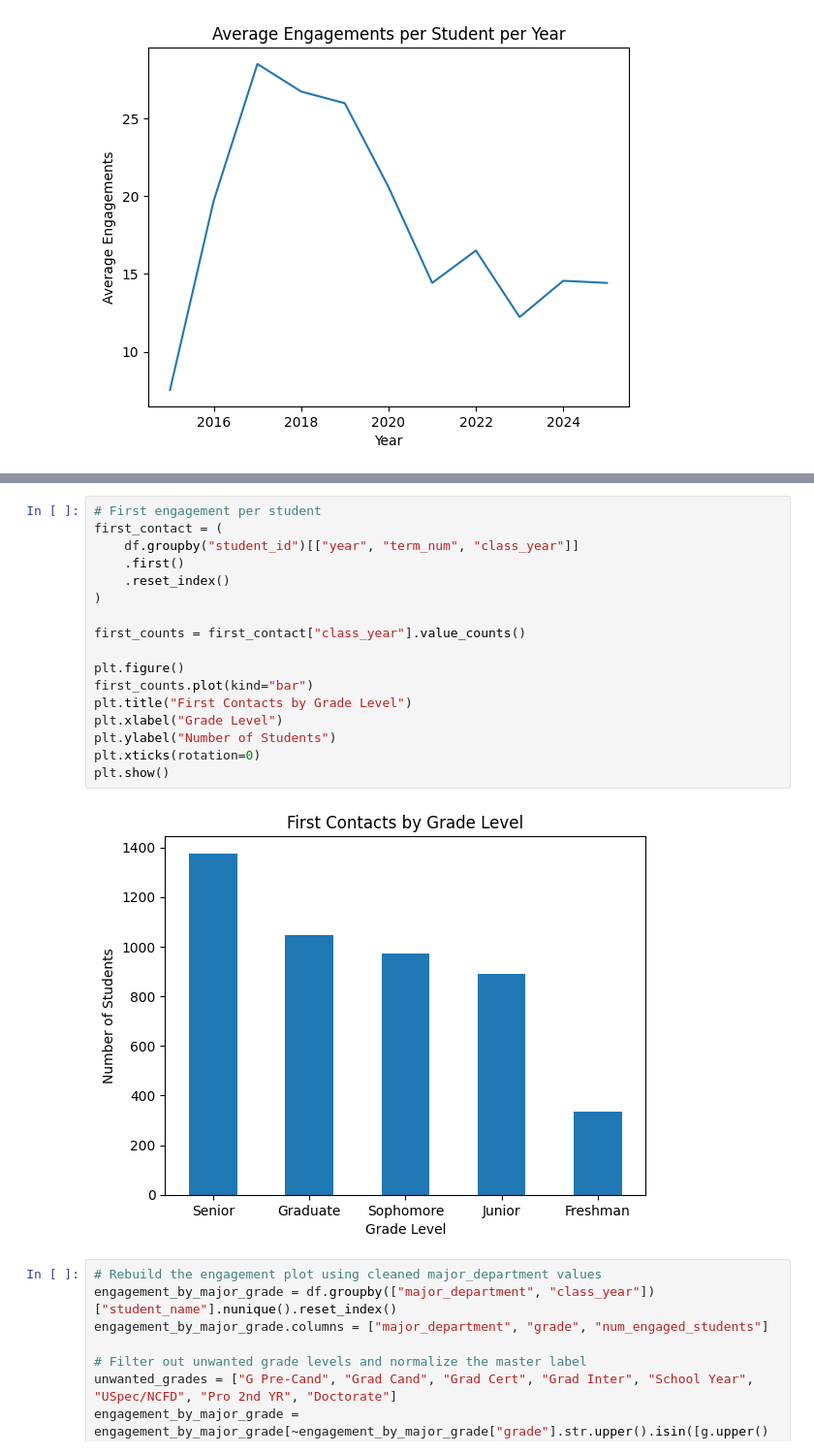
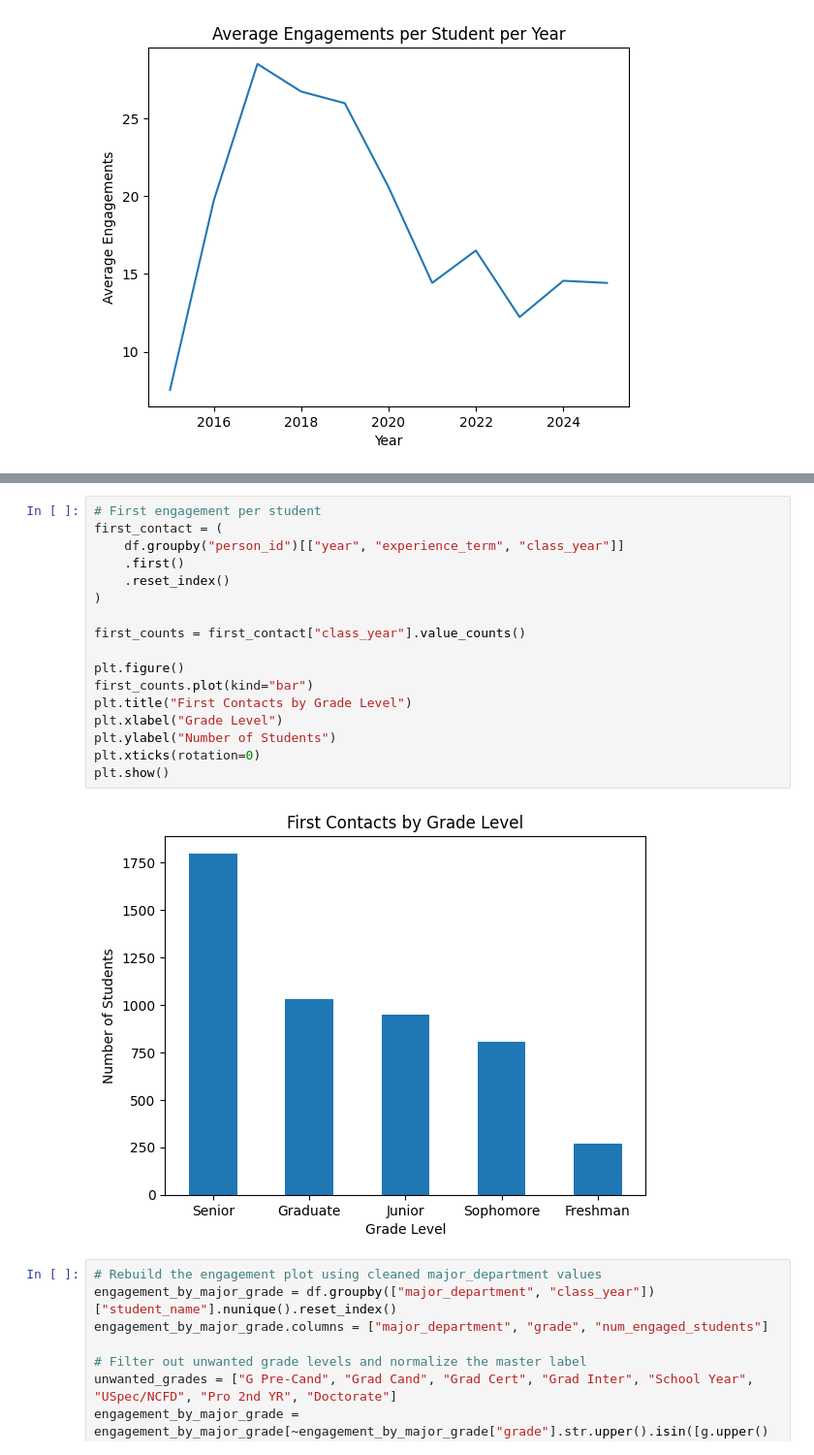
Before and after one commit to Ethan-R-Peterson/smtd-engagement-analysis, a Jupyter notebook: visualizations.ipynb, the cells around one changed output, grey strips where cells are left out. Shown at 97% size. Saved outputs shown, nothing was run; the diff lists cells and outputs as text.

```diff
--- a/visualizations.ipynb
+++ b/visualizations.ipynb
@@ -119,22 +119,22 @@ plt.show()
 # %%
 # First engagement per student
 first_contact = (
-    df.groupby("student_id")[["year", "term_num", "class_year"]]
+    df.groupby("person_id")[["year", "experience_term", "class_year"]]
     .first()
     .reset_index()
 )
 
 first_counts = first_contact["class_year"].value_counts()
 
 plt.figure()
 first_counts.plot(kind="bar")
 plt.title("First Contacts by Grade Level")
 plt.xlabel("Grade Level")
 plt.ylabel("Number of Students")
 plt.xticks(rotation=0)
 plt.show()
 # %% [output]
-[figure, old version]
+[figure, new version]
 # %%
 # Rebuild the engagement plot using cleaned major_department values
 engagement_by_major_grade = df.groupby(["major_department", "class_year"])["student_name"].nunique().reset_index()
```
Also changed, not shown: parts of 4 cells of this notebook, 5 other files.
